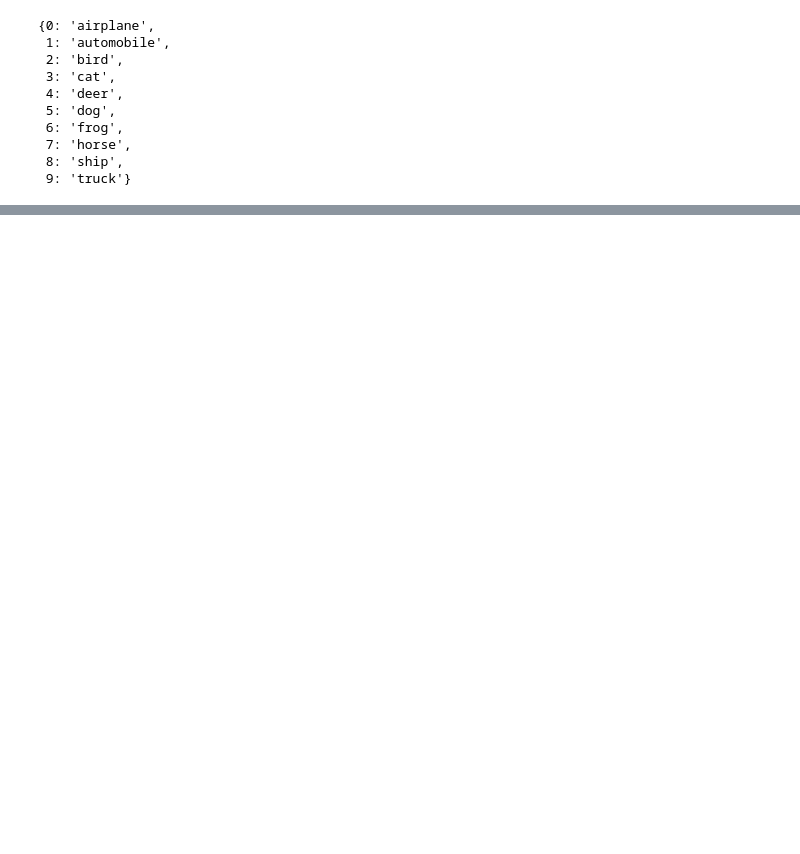
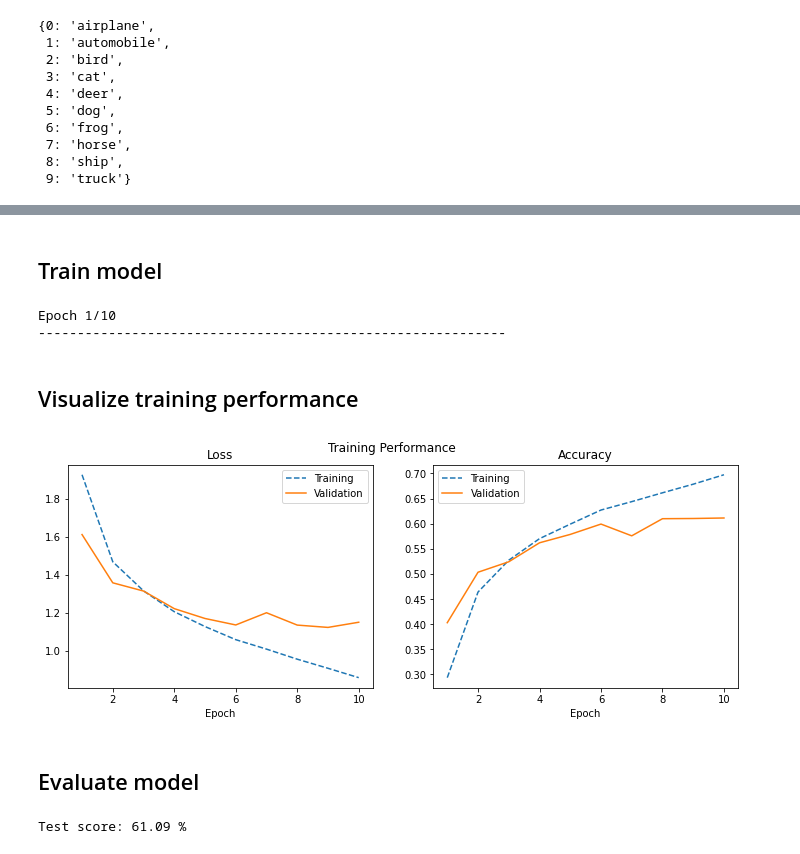
Before and after one commit to epigos/learning-pytorch, a Jupyter notebook: notebooks/03-CNN-Image-Classification.ipynb, the cells around one changed output, grey strips where cells are left out. Saved outputs shown, nothing was run; the diff lists cells and outputs as text; code cells hidden in the pictures; blank space fills up the shorter version.

```diff
--- a/notebooks/03-CNN-Image-Classification.ipynb
+++ b/notebooks/03-CNN-Image-Classification.ipynb
@@ -368,0 +428,4 @@ torch.save({
+# %%
+# classes
+categories = dataset.class_to_idx
+output_size = len(categories)
@@ -368,0 +507,7 @@ torch.save({
+# %%
+# Load resnet with pretrained weights
+resnet = torchvision.models.resnet50(pretrained=True)
+# freeze training of trained parameters except batch normalization layers
+for name, param in resnet.named_parameters():
+    if ("bn" not in name):  # skip batch norm layers
+        param.requires_grad = False
@@ -368,0 +536,8 @@ torch.save({
+# %%
+# connect Fully connected layers for classifying the images
+resnet.fc = nn.Sequential(
+    nn.Linear(resnet.fc.in_features, 500),
+    nn.ReLU(),
+    nn.Dropout(),
+    nn.Linear(500, output_size)
+)
@@ -368,0 +564,15 @@ torch.save({
+# %% [markdown]
+## Train model
+# %%
+loss_history, accuracy_history = train(resnet, data_loader, epochs=10)
+# %% [output]
+Epoch 1/10
+------------------------------------------------------------
+# %% [markdown]
+## Visualize training performance
+# %%
+plot_learning_curve(loss_history, accuracy_history)
+# %% [output]
+[figure, added]
+# %% [markdown]
+## Evaluate model
@@ -368,0 +582,4 @@ torch.save({
+# %%
+print("Test score: {:.2f} %".format(100 * score))
+# %% [output]
+Test score: 61.09 %
```
Also changed, not shown: parts of 37 cells of this notebook.
